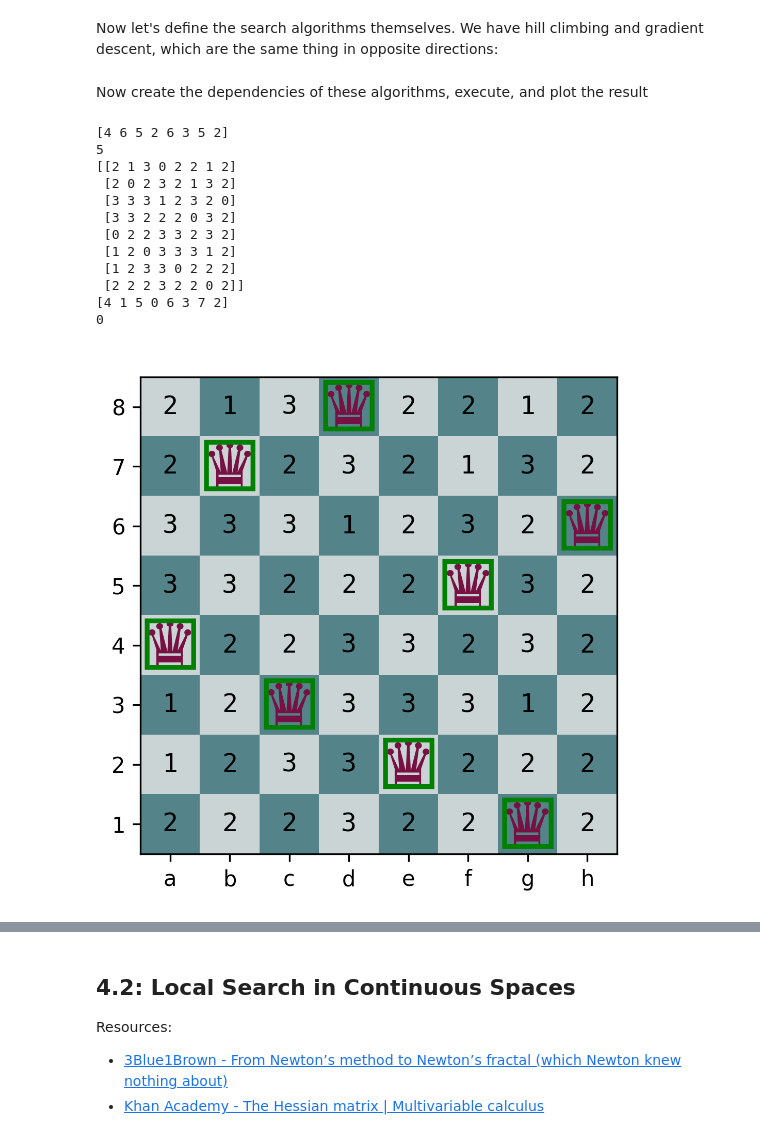
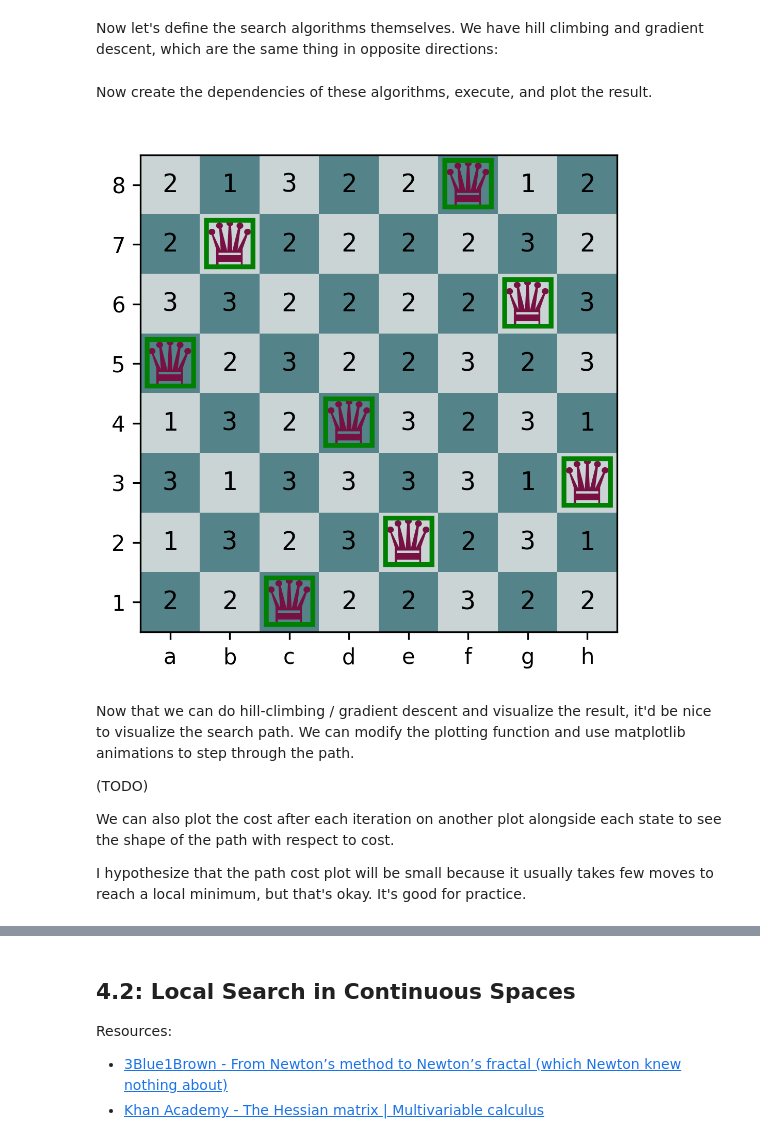
Before and after one commit to keenanturley/ai-notes, a Jupyter notebook: modern-approach-book/ch4.ipynb, the cells around one changed output, grey strips where cells are left out. Cells and saved outputs as stored; diff of their text form; code cells hidden in the pictures.

```diff
--- a/modern-approach-book/ch4.ipynb
+++ b/modern-approach-book/ch4.ipynb
@@ -243,18 +250,25 @@ def hill_climbing(
     state: State,
     value_function: Callable[[State], int],
     get_neighbors: Callable[[State], np.ndarray],
+    state_history: list[State] | None = None,
 ) -> State:
     """Local search algorithm that returns a state that is a local maximum
+
+    Adapted from Figure 4.2
 
     Args:
         state: The current or initial state
         value_function: function that returns the value of a given state
         get_neighbors: function that returns a list of all the neighboring states
+        state_history: if an empty list is passed in, will record all the states
+            on the path, including the initial and final states
 
     Returns:
         A state that is a local maximum
     """
     current_state = state
+    if state_history is not None:
+        state_history.append(current_state)
     current_value = value_function(state)
     current_iteration = 0
     while current_iteration < MAX_ITERATIONS:
@@ -269,68 +283,67 @@ def hill_climbing(
         if highest_value <= current_value:
             return current_state
         current_state = highest_value_neighbor
+        if state_history is not None:
+            state_history.append(current_state)
         current_value = highest_value
         current_iteration += 1
     return current_state
 
 
-# Same as hill climbing, but the cost function is inverse of value function
+# Same as hill climbing, but the cost function is negation of value function
 def gradient_descent(
     state: State,
     cost_function: Callable[[State], int],
     get_neighbors: Callable[[State], np.ndarray],
+    state_history: list[State] | None = None,
 ) -> State:
     value_function: Callable[[State], int] = lambda state: -cost_function(state)
-    return hill_climbing(state, value_function, get_neighbors)
+    return hill_climbing(state, value_function, get_neighbors, state_history)
 # %% [markdown]
-Now create the dependencies of these algorithms, execute, and plot the result
+Now create the dependencies of these algorithms, execute, and plot the result.
 # %%
 # Random initial state
 initial_state = rng.choice(range(8), 8, replace=True)
 
 
 def get_neighbors(queen_rows: State) -> np.ndarray:
     neighbors = []
     for i in range(8):
         for j in range(8):
             if j == queen_rows[i]:
                 continue
             state = queen_rows.copy()
             state[i] = j
             neighbors.append(state)
     return np.array(neighbors)
 
 
-print(initial_state)
-print(cost(initial_state))
+state_history = []
+local_minimum_state = gradient_descent(
+    initial_state, cost, get_neighbors, state_history
+)
+local_minimum_cost = cost(local_minimum_state)
 
-local_maximum_state = gradient_descent(initial_state, cost, get_neighbors)
-local_maximum_cost = cost(local_maximum_state)
 
 # calculate neighboring state costs
-costs = np.full((8, 8), -1)
-for row in range(8):
-    for col in range(8):
-        new_rows = local_maximum_state.copy()
-        new_rows[col] = row
-        costs[row][col] = cost(new_rows)
+def get_neighbor_costs(state: State):
+    costs = np.full((8, 8), -1)
+    for row in range(8):
+        for col in range(8):
+            new_rows = state.copy()
+            new_rows[col] = row
+            costs[row][col] = cost(new_rows)
+    return costs
 
-print(costs)
-print(local_maximum_state)
-print(cost(local_maximum_state))
 
-plot_board(local_maximum_state, costs)
+plot_board(local_minimum_state, get_neighbor_costs(local_minimum_state))
 # %% [output]
-[4 6 5 2 6 3 5 2]
-5
-[[2 1 3 0 2 2 1 2]
- [2 0 2 3 2 1 3 2]
- [3 3 3 1 2 3 2 0]
- [3 3 2 2 2 0 3 2]
- [0 2 2 3 3 2 3 2]
- [1 2 0 3 3 3 1 2]
- [1 2 3 3 0 2 2 2]
- [2 2 2 3 2 2 0 2]]
-[4 1 5 0 6 3 7 2]
-0
-[figure, old version]
+[figure, new version]
+# %% [markdown]
+Now that we can do hill-climbing / gradient descent and visualize the result, it'd be nice to visualize the search path. We can modify the plotting function and use matplotlib animations to step through the path.
+
+(TODO)
+
+We can also plot the cost after each iteration on another plot alongside each state to see the shape of the path with respect to cost.
+
+I hypothesize that the path cost plot will be small because it usually takes few moves to reach a local minimum, but that's okay. It's good for practice.
```
Also changed, not shown: parts of 4 cells of this notebook.
